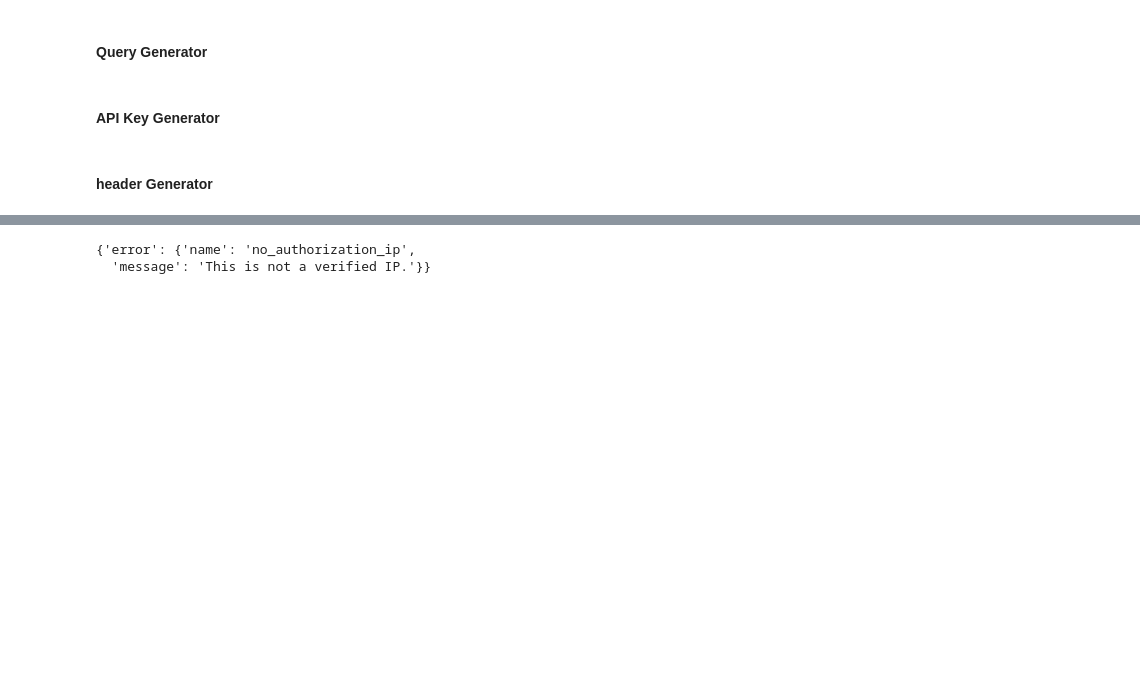
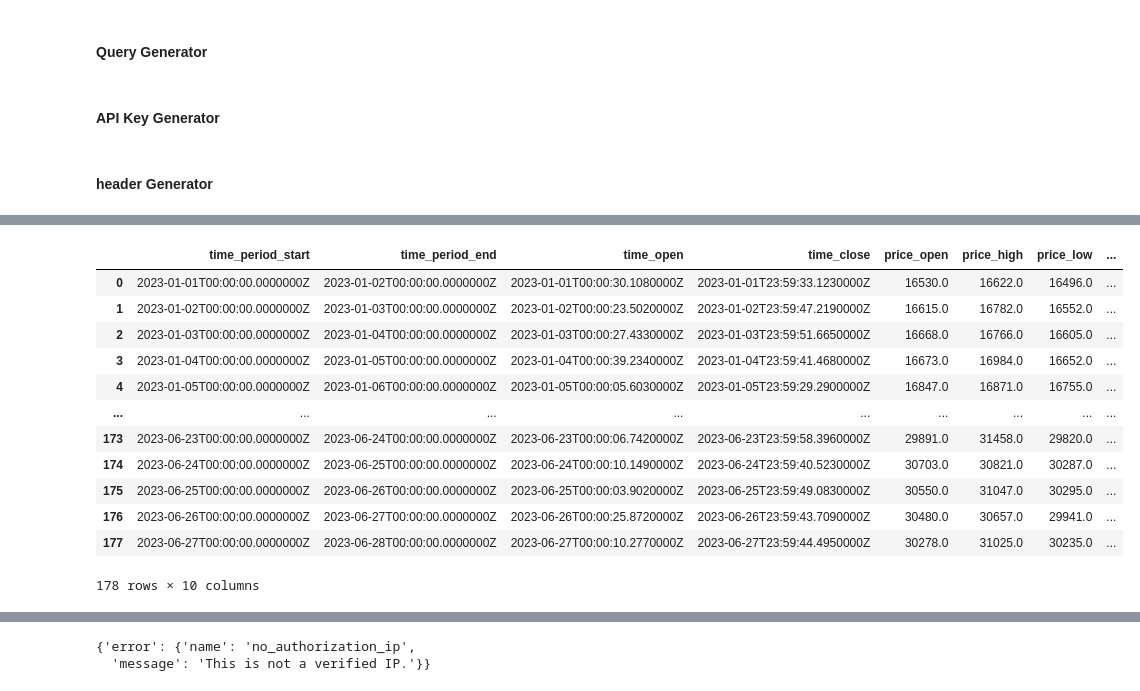
Before and after one commit to GmelaN/BTEM, a Jupyter notebook: API_test.ipynb, the cells around one changed output, grey strips where cells are left out. Cells and saved outputs as stored; diff of their text form; code cells hidden in the pictures; blank space fills up the shorter version.

```diff
--- a/API_test.ipynb
+++ b/API_test.ipynb
@@ -102,10 +201,31 @@ def get_api_key(source: Literal["upbit", "coinapi"]) -> tuple[str, jwk.OctetJWK]
 # %% [markdown]
 #### header Generator
 # %%
-from jwt import JWT
+def generate_header(source: Literal["upbit", "coinapi"], payload: dict|None=None):
+    """
+    API 호출을 위한 header를 생성하는 메서드입니다.
+
+    generates header for calling API.
+
+    Parameters
+    ----------
+    source : Literal["upbit", "coinapi"]
+        호출할 API의 소스를 지정합니다.
 
 
-def generate_header(source: Literal["upbit", "coinapi"], payload: dict|None=None):
+    Raises
+    ------
+    ValueError
+        부적절한 파라미터가 전달되었을 때 발생합니다.
+
+
+    Returns
+    -------
+    header : dict
+        요청 정보가 담겨 있는 dictionary입니다.
+    """
+
+
     header = {}
 
     if source == "upbit":
@@ -123,0 +328,19 @@ def generate_header(source: Literal["upbit", "coinapi"], payload: dict|None=None
+# %%
+from lib.preprocess import Preprocess
+
+prep = Preprocess(data=numeric_datas, categorial_threshold=len(numeric_datas) + 1)
+prep.remove_null(method="backfill", inplace=True)
+# %% [output]
+|  | time_period_start | time_period_end | time_open | time_close | price_open | price_high | price_low | ... |
+| 0 | 2023-01-01T00:00:00.0000000Z | 2023-01-02T00:00:00.0000000Z | 2023-01-01T00:00:30.1080000Z | 2023-01-01T23:59:33.1230000Z | 16530.0 | 16622.0 | 16496.0 | ... |
+| 1 | 2023-01-02T00:00:00.0000000Z | 2023-01-03T00:00:00.0000000Z | 2023-01-02T00:00:23.5020000Z | 2023-01-02T23:59:47.2190000Z | 16615.0 | 16782.0 | 16552.0 | ... |
+| 2 | 2023-01-03T00:00:00.0000000Z | 2023-01-04T00:00:00.0000000Z | 2023-01-03T00:00:27.4330000Z | 2023-01-03T23:59:51.6650000Z | 16668.0 | 16766.0 | 16605.0 | ... |
+| 3 | 2023-01-04T00:00:00.0000000Z | 2023-01-05T00:00:00.0000000Z | 2023-01-04T00:00:39.2340000Z | 2023-01-04T23:59:41.4680000Z | 16673.0 | 16984.0 | 16652.0 | ... |
+| 4 | 2023-01-05T00:00:00.0000000Z | 2023-01-06T00:00:00.0000000Z | 2023-01-05T00:00:05.6030000Z | 2023-01-05T23:59:29.2900000Z | 16847.0 | 16871.0 | 16755.0 | ... |
+| ... | ... | ... | ... | ... | ... | ... | ... | ... |
+| 173 | 2023-06-23T00:00:00.0000000Z | 2023-06-24T00:00:00.0000000Z | 2023-06-23T00:00:06.7420000Z | 2023-06-23T23:59:58.3960000Z | 29891.0 | 31458.0 | 29820.0 | ... |
+| 174 | 2023-06-24T00:00:00.0000000Z | 2023-06-25T00:00:00.0000000Z | 2023-06-24T00:00:10.1490000Z | 2023-06-24T23:59:40.5230000Z | 30703.0 | 30821.0 | 30287.0 | ... |
+| 175 | 2023-06-25T00:00:00.0000000Z | 2023-06-26T00:00:00.0000000Z | 2023-06-25T00:00:03.9020000Z | 2023-06-25T23:59:49.0830000Z | 30550.0 | 31047.0 | 30295.0 | ... |
+| 176 | 2023-06-26T00:00:00.0000000Z | 2023-06-27T00:00:00.0000000Z | 2023-06-26T00:00:25.8720000Z | 2023-06-26T23:59:43.7090000Z | 30480.0 | 30657.0 | 29941.0 | ... |
+| 177 | 2023-06-27T00:00:00.0000000Z | 2023-06-28T00:00:00.0000000Z | 2023-06-27T00:00:10.2770000Z | 2023-06-27T23:59:44.4950000Z | 30278.0 | 31025.0 | 30235.0 | ... |
+178 rows × 10 columns
```
Also changed, not shown: parts of 28 cells of this notebook, 3 other files.
